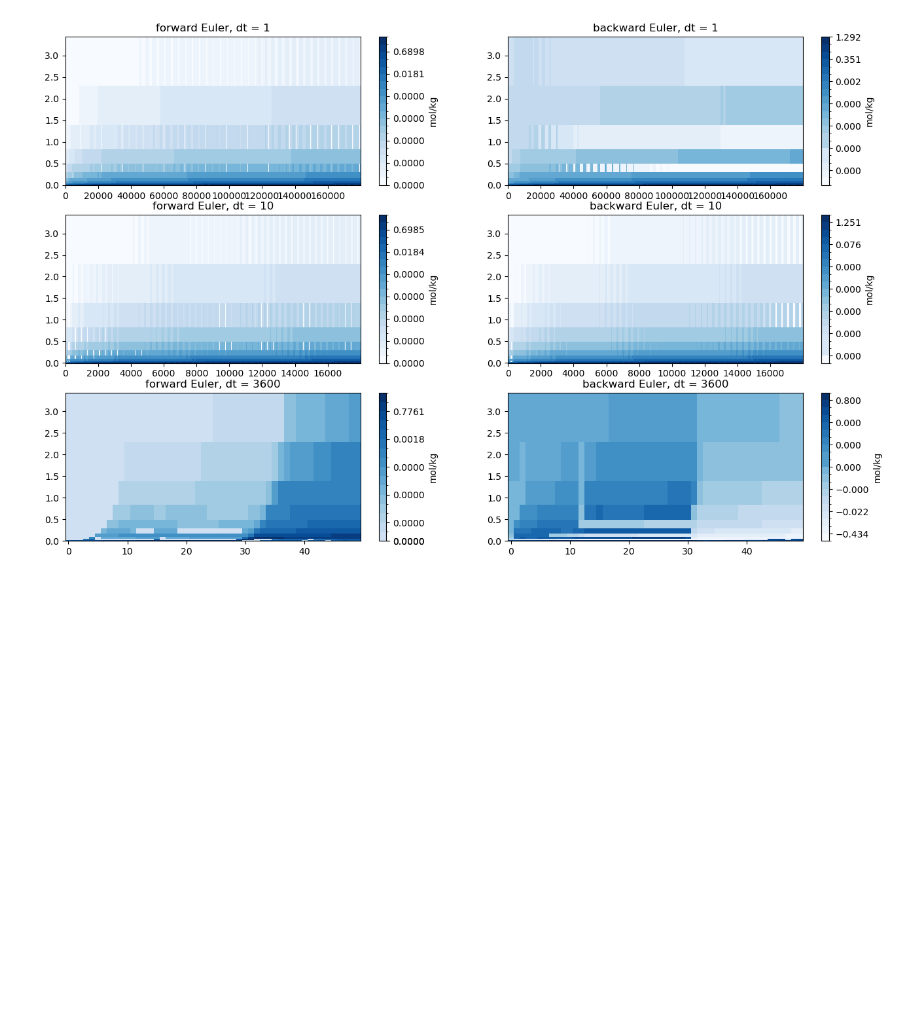
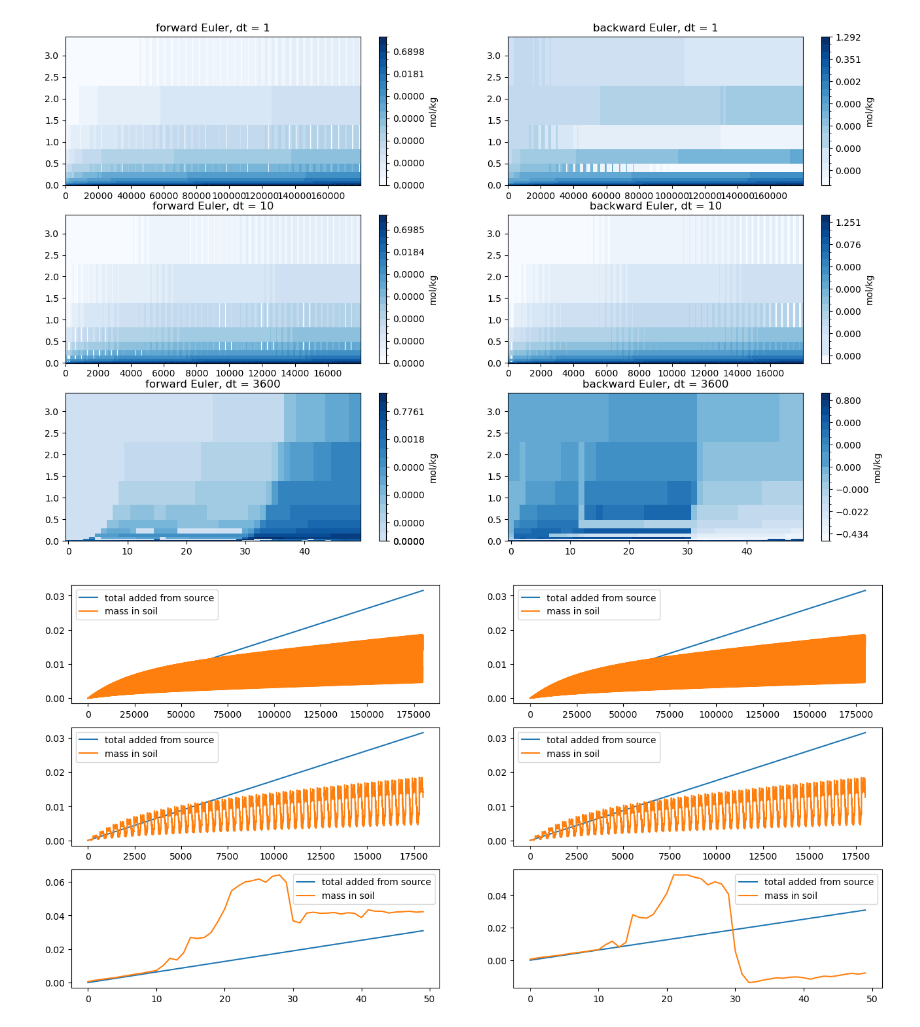
Before and after one commit to ypwong22/erw_scripts, a Jupyter notebook: test_advection/main2.ipynb, the cells around one changed output. Drawn from its saved outputs; the diff is of its cells as text; code cells hidden in the pictures; blank space fills up the shorter version.

```diff
--- a/test_advection/main2.ipynb
+++ b/test_advection/main2.ipynb
@@ -165,33 +181,55 @@ h2osoi = hr['H2OSOI'][:, :nlevsoi, 0].values # m3/m3 soil moisture
 hr.close()
 
 # size of time step
 length = 3600*50
 result_all = {}
+h2o_all = {}
 for dt, euler in tqdm(it.product([1, 10, 3600], ['forward','backward'])):
         c_prev = c0
         result = np.full([length//dt, nlevsoi], np.nan)
+        h2osoi_record = np.full([length//dt, nlevsoi], np.nan)
+
         for t in range(length//dt):
             result[t, :] = a_step(c_prev,
                                   q_int[np.mod(t, len(q_int)),:], # repeat the same cycle
                                   h2osoi[np.mod(t, len(q_int)),:], # repeat the same cycle
                                   watsat, sourcesink, d0, dt,
                                   euler)
             c_prev = result[t, :]
 
+            h2osoi_record[t, :] = h2osoi[np.mod(t, len(q_int)),:]
+
         result_all[(dt,euler)] = result
+        h2o_all[(dt,euler)] = h2osoi_record
 
 fig, axes = plt.subplots(3, 2, figsize = (16, 10))
 for i,(dt,euler) in enumerate(it.product([1, 10, 3600], ['forward','backward'])):
     ax = axes.flat[i]
     result = result_all[(dt,euler)]
     cf = ax.pcolormesh(np.arange(length//dt), zsoi, result.T,
                         norm = BoundaryNorm(np.percentile(result.reshape(-1), np.arange(0,101,5)),
                                             ncolors = 256), cmap = 'Blues')
     plt.colorbar(cf, ax = ax, label = 'mol/kg')
     ax.set_title(f'{euler} Euler, dt = {dt}')
 plt.savefig('test_main2_2.png')
+
+# Add the diagnostis of how much source is added v.s. how much remains in the soil column
+# mol/kg * m3/m3 * dz, cumsum
+fig, axes = plt.subplots(3, 2, figsize = (16, 8))
+for i,(dt,euler) in enumerate(it.product([1, 10, 3600], ['forward','backward'])):
+    ax = axes.flat[i]
+
+    result = result_all[(dt,euler)]
+    tot_in = np.sum(result * h2o_all[(dt,euler)] * dz, axis = 1)
+
+    total_added = np.arange(0, len(tot_in)) * np.sum(sourcesink * dz * dt)
+
+    ax.plot(total_added)
+    ax.plot(tot_in)
+    ax.legend(['total added from source', 'mass in soil'])
 # %% [output]
 [figure]
+[figure, added]
 # %%
 # non-cyclic, same forcing
 hr = xr.open_dataset(os.path.join(os.environ['E3SM_ROOT'], 'output',
```
Also changed, not shown: parts of 3 cells of this notebook.
